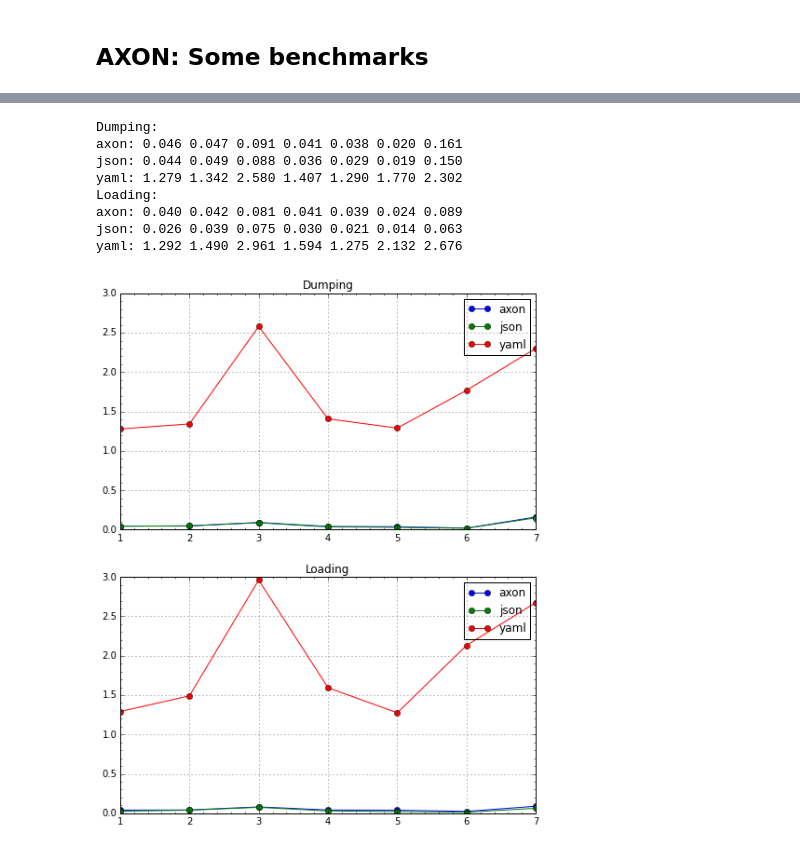
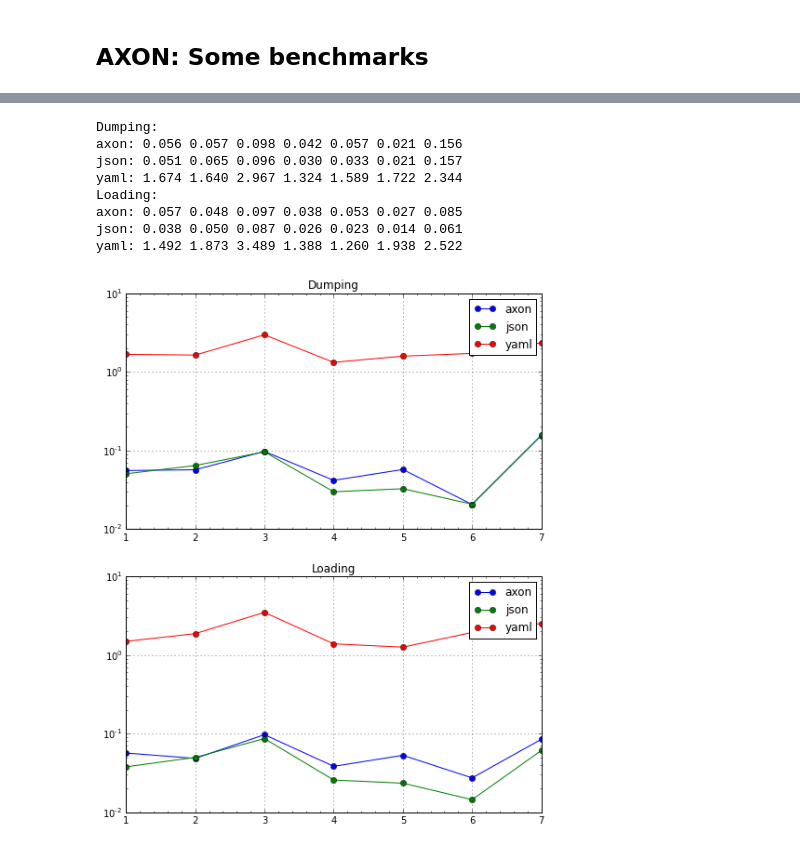
Before and after one commit to intellimath/pyaxon, a Jupyter notebook: examples/axon_bench.ipynb, the cells around one changed output, grey strips where cells are left out. Cells and saved outputs as stored; diff of their text form; code cells hidden in the pictures.

```diff
--- a/examples/axon_bench.ipynb
+++ b/examples/axon_bench.ipynb
@@ -256,37 +256,39 @@ def make_plot():
     if use_yaml:
         plt.plot(tests, yaml_times_dump, label='yaml', marker='o')
     plt.legend()
     plt.grid()
+    plt.semilogy()
     plt.minorticks_on()
 
     plt.subplot(2,1,2)
     plt.title('Loading')
     plt.plot(tests, axon_times_load, label='axon', marker='o')
     plt.plot(tests, json_times_load, label='json', marker='o')
     if use_yaml:
         plt.plot(tests, yaml_times_load, label='yaml', marker='o')
     plt.legend()
+    plt.semilogy()
     plt.grid()
     plt.minorticks_on()
 
 print('Dumping:')
 print('axon:', *[('%.3f' % t) for t in axon_times_dump])
 print('json:', *[('%.3f' % t) for t in json_times_dump])
 if use_yaml:
     print('yaml:', *[('%.3f' % t) for t in yaml_times_dump])
 print('Loading:')
 print('axon:', *[('%.3f' % t) for t in axon_times_load])
 print('json:', *[('%.3f' % t) for t in json_times_load])
 if use_yaml:
     print('yaml:', *[('%.3f' % t) for t in yaml_times_load])
 make_plot()
 # %% [output]
 Dumping:
-axon: 0.046 0.047 0.091 0.041 0.038 0.020 0.161
-json: 0.044 0.049 0.088 0.036 0.029 0.019 0.150
-yaml: 1.279 1.342 2.580 1.407 1.290 1.770 2.302
+axon: 0.056 0.057 0.098 0.042 0.057 0.021 0.156
+json: 0.051 0.065 0.096 0.030 0.033 0.021 0.157
+yaml: 1.674 1.640 2.967 1.324 1.589 1.722 2.344
 Loading:
-axon: 0.040 0.042 0.081 0.041 0.039 0.024 0.089
-json: 0.026 0.039 0.075 0.030 0.021 0.014 0.063
-yaml: 1.292 1.490 2.961 1.594 1.275 2.132 2.676
+axon: 0.057 0.048 0.097 0.038 0.053 0.027 0.085
+json: 0.038 0.050 0.087 0.026 0.023 0.014 0.061
+yaml: 1.492 1.873 3.489 1.388 1.260 1.938 2.522
-[figure, old version]
+[figure, new version]
```
Also changed, not shown: parts of 7 cells of this notebook, 14 other files.
